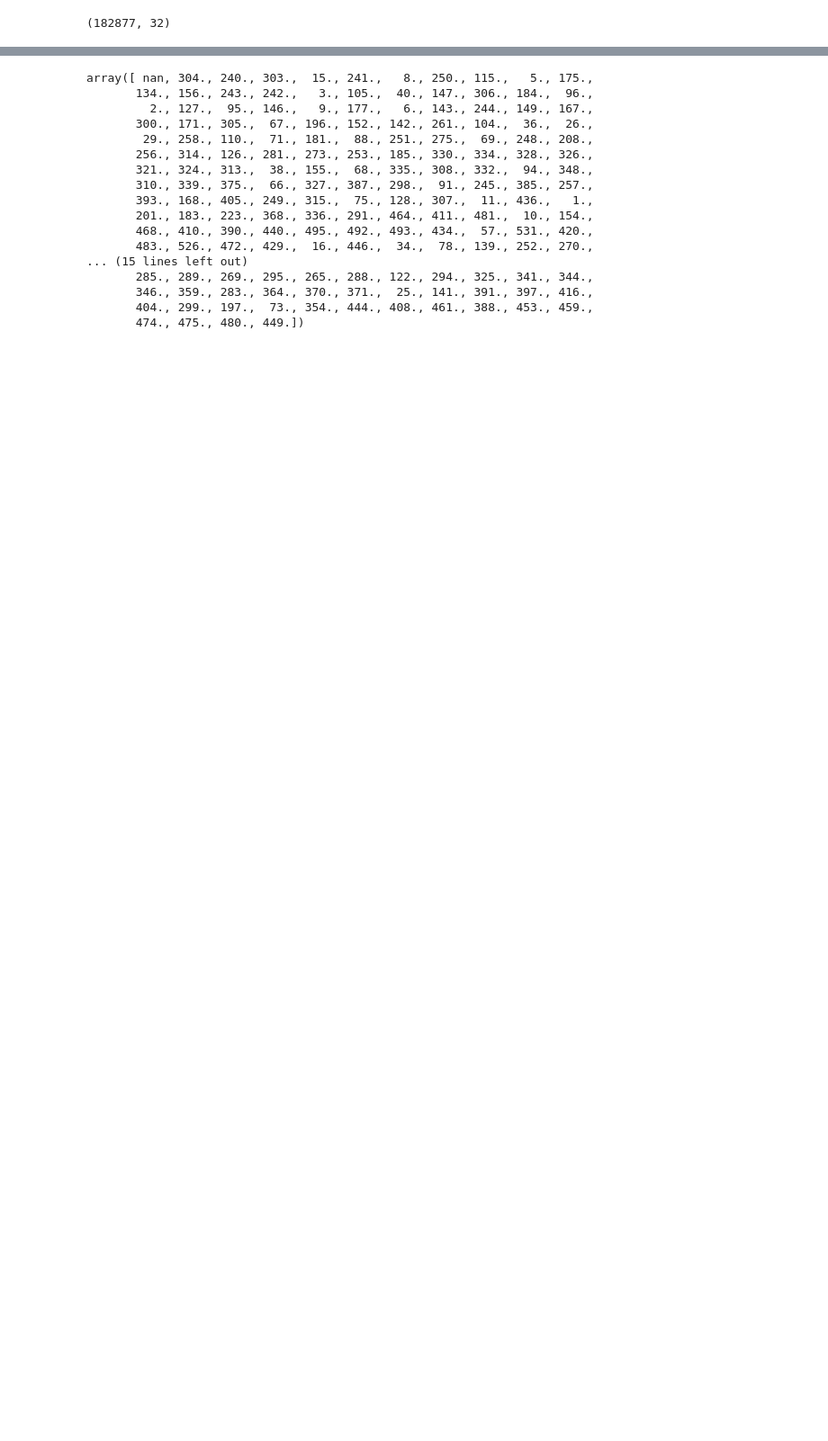
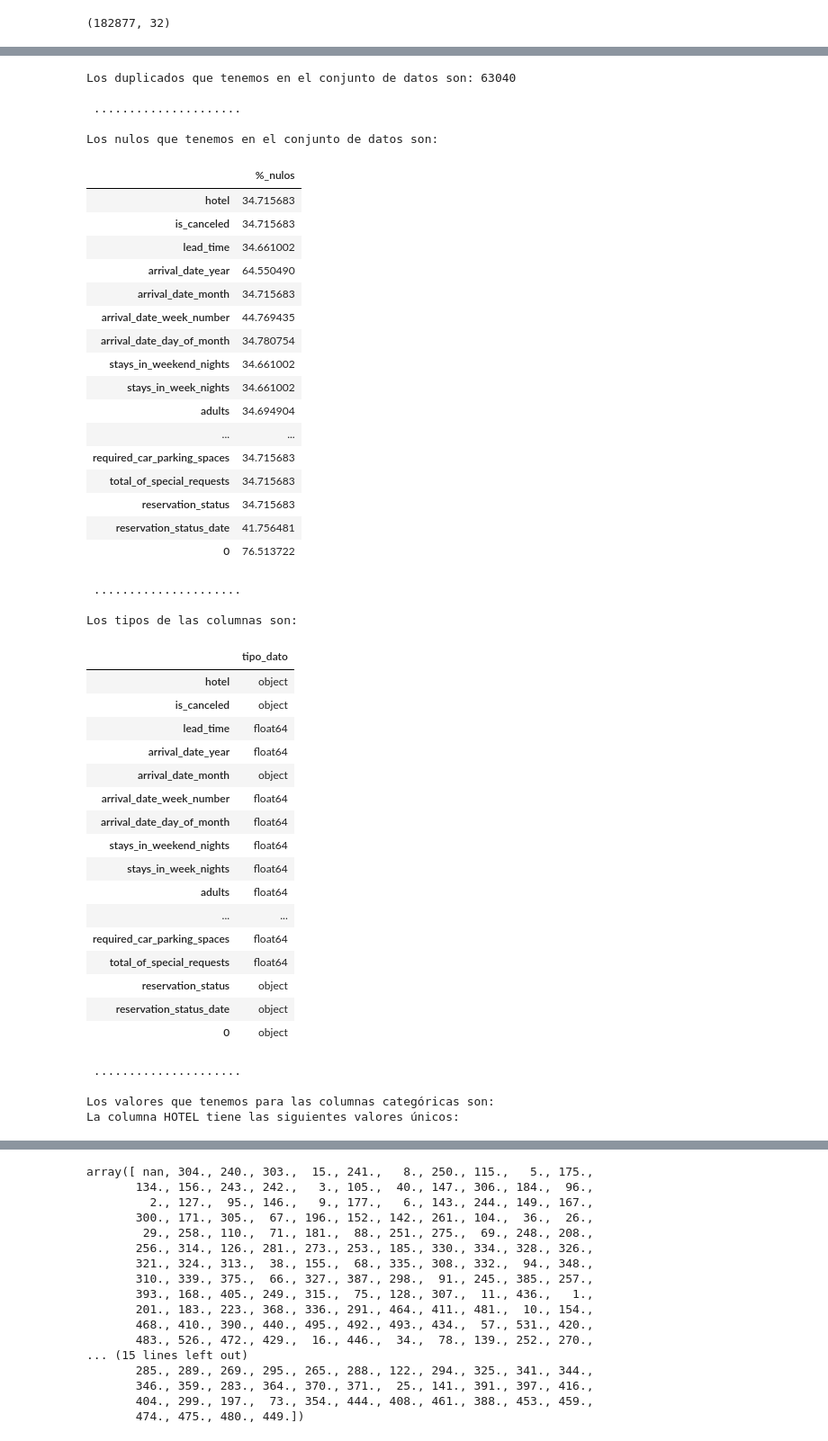
Before and after one commit to Adalab/proyecto-da-promo-F-modulo-4-team-4, a Jupyter notebook: prueba.ipynb, the cells around one changed output, grey strips where cells are left out. Shown at 90% size. Saved outputs shown, nothing was run; the diff lists cells and outputs as text; code cells hidden in the pictures; blank space fills up the shorter version.

```diff
--- a/prueba.ipynb
+++ b/prueba.ipynb
@@ -8,0 +45,80 @@ df.shape
+# %%
+def exploracion_csv(dataframe):
+    print(f"Los duplicados que tenemos en el conjunto de datos son: {dataframe.duplicated().sum()}")
+    print("\n ..................... \n")
+    # generamos un DataFrame para los valores nulos
+    print("Los nulos que tenemos en el conjunto de datos son:")
+    df_nulos = pd.DataFrame(dataframe.isnull().sum() / dataframe.shape[0] * 100, columns = ["%_nulos"])
+    display(df_nulos[df_nulos["%_nulos"] > 0])
+    print("\n ..................... \n")
+    print(f"Los tipos de las columnas son:")
+    display(pd.DataFrame(dataframe.dtypes, columns = ["tipo_dato"]))
+    print("\n ..................... \n")
+    print("Los valores que tenemos para las columnas categóricas son: ")
+    dataframe_categoricas = dataframe.select_dtypes(include = "O")
+    for col in dataframe_categoricas.columns:
+        print(f"La columna {col.upper()} tiene las siguientes valores únicos:")
+        display(pd.DataFrame(dataframe[col].value_counts()).head())
+    print("Los valores que tenemos para las columnas numéricas son: ")
+    dataframe_numericas = dataframe.select_dtypes(exclude='O')
+    try:
+        print("\n ..................... \n")
+        print(f"Los principales estadísticos de las columnas categóricas son: ")
+        display(dataframe_categoricas.describe(include = "O").T)
+    except:
+        print('No hay columnas categóricas')
+    try:
+        print("\n ..................... \n")
+        print(f"Los principales estadísticos de las columnas numéricas son: ")
+        display(dataframe_numericas.describe().T)
+    except:
+        print('No hay columnas numéricas')
+# %%
+exploracion_csv(df)
+# %% [output]
+Los duplicados que tenemos en el conjunto de datos son: 63040
+
+ .....................
+
+Los nulos que tenemos en el conjunto de datos son:
+|  | %_nulos |
+| hotel | 34.715683 |
+| is_canceled | 34.715683 |
+| lead_time | 34.661002 |
+| arrival_date_year | 64.550490 |
+| arrival_date_month | 34.715683 |
+| arrival_date_week_number | 44.769435 |
+| arrival_date_day_of_month | 34.780754 |
+| stays_in_weekend_nights | 34.661002 |
+| stays_in_week_nights | 34.661002 |
+| adults | 34.694904 |
+| ... | ... |
+| required_car_parking_spaces | 34.715683 |
+| total_of_special_requests | 34.715683 |
+| reservation_status | 34.715683 |
+| reservation_status_date | 41.756481 |
+| 0 | 76.513722 |
+ .....................
+
+Los tipos de las columnas son:
+|  | tipo_dato |
+| hotel | object |
+| is_canceled | object |
+| lead_time | float64 |
+| arrival_date_year | float64 |
+| arrival_date_month | object |
+| arrival_date_week_number | float64 |
+| arrival_date_day_of_month | float64 |
+| stays_in_weekend_nights | float64 |
+| stays_in_week_nights | float64 |
+| adults | float64 |
+| ... | ... |
+| required_car_parking_spaces | float64 |
+| total_of_special_requests | float64 |
+| reservation_status | object |
+| reservation_status_date | object |
+| 0 | object |
+ .....................
+
+Los valores que tenemos para las columnas categóricas son:
+La columna HOTEL tiene las siguientes valores únicos:
```
Also changed, not shown: parts of 25 cells of this notebook.
